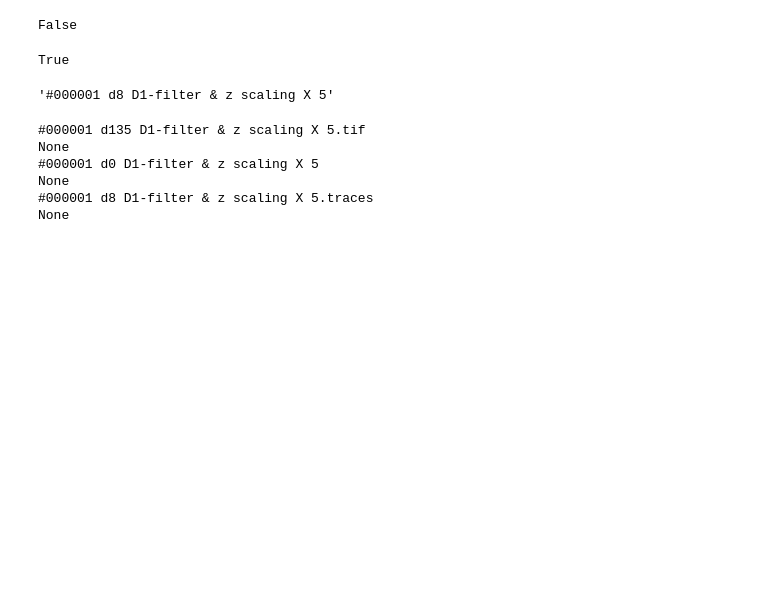
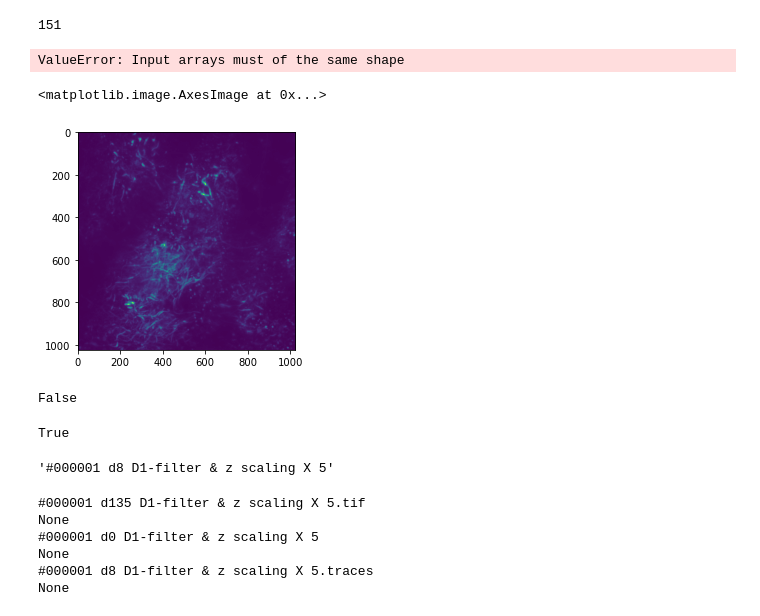
Before and after one commit to Spruce-tone/myelin_registration, a Jupyter notebook: test.ipynb, the cells around one changed output. Cells and saved outputs as stored; diff of their text form; code cells hidden in the pictures; blank space fills up the shorter version.

```diff
--- a/test.ipynb
+++ b/test.ipynb
@@ -26,0 +36,6 @@ search_regi_files()
+# %%
+kk[0, :].min()
+# %% [output]
+151
+# %%
+ii = io.imread('./data/#000001 d1 D1-filter & z scaling X 5.tif')
@@ -26,0 +50,5 @@ search_regi_files()
+# %%
+sr = StackReg(StackReg.RIGID_BODY)
+reg = sr.register_transform(ii.mean(axis=0)[:100, :100], ii.mean(axis=0)[:120, :120])
+# %% [output]
+ValueError: Input arrays must of the same shape
@@ -27,3 +74,8 @@ search_regi_files()
+# %%
+plt.imshow(ii.mean(axis=0))
+# %% [output]
+<matplotlib.image.AxesImage at 0x...>
+[figure, added]
 # %%
 ['1', '2'] == ['2', '1']
 # %% [output]
```
Also changed, not shown: parts of 7 cells of this notebook, 2 other files.
